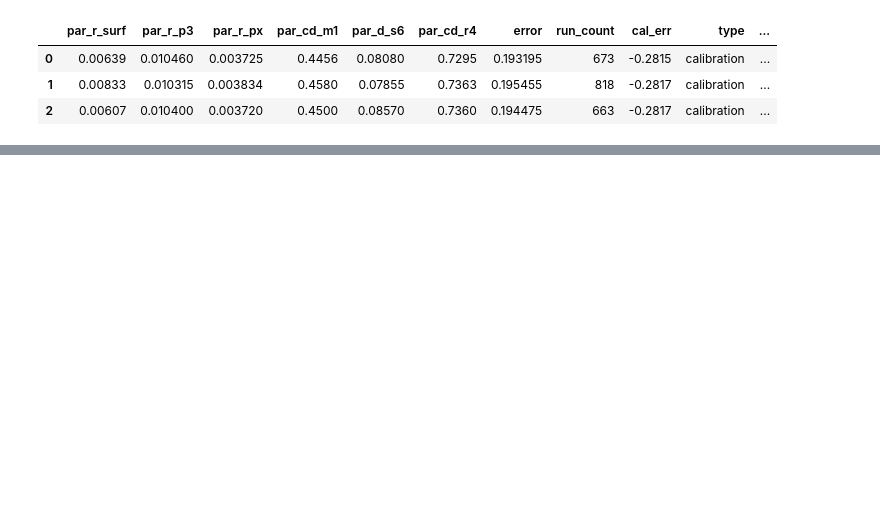
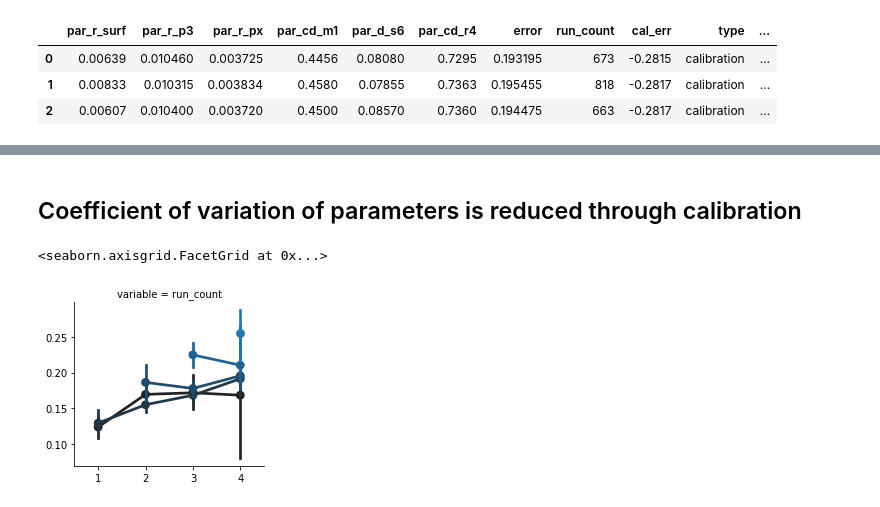
Before and after one commit to mmmatthew/cq-analysis, a Jupyter notebook: result analysis.ipynb, the cells around one changed output, grey strips where cells are left out. Saved outputs shown, nothing was run; the diff lists cells and outputs as text; code cells hidden in the pictures; blank space fills up the shorter version.

```diff
--- a/result analysis.ipynb
+++ b/result analysis.ipynb
@@ -65,0 +61,8 @@ TypeError: unsupported operand type(s) for /: 'str' and 'str'
+# %% [markdown]
+## Coefficient of variation of parameters is reduced through calibration
+# %%
+f = sns.FacetGrid(grouped_stats[grouped_stats.variable.str.match('run')], col="variable",  col_wrap=3, sharey=False)
+f.map_dataframe(sns.pointplot, x='meta_source_count', hue='meta_count_sensor', y='varcoeff')
+# %% [output]
+<seaborn.axisgrid.FacetGrid at 0x...>
+[figure, added]
```
Also changed, not shown: parts of 29 cells of this notebook, 1 other file.
